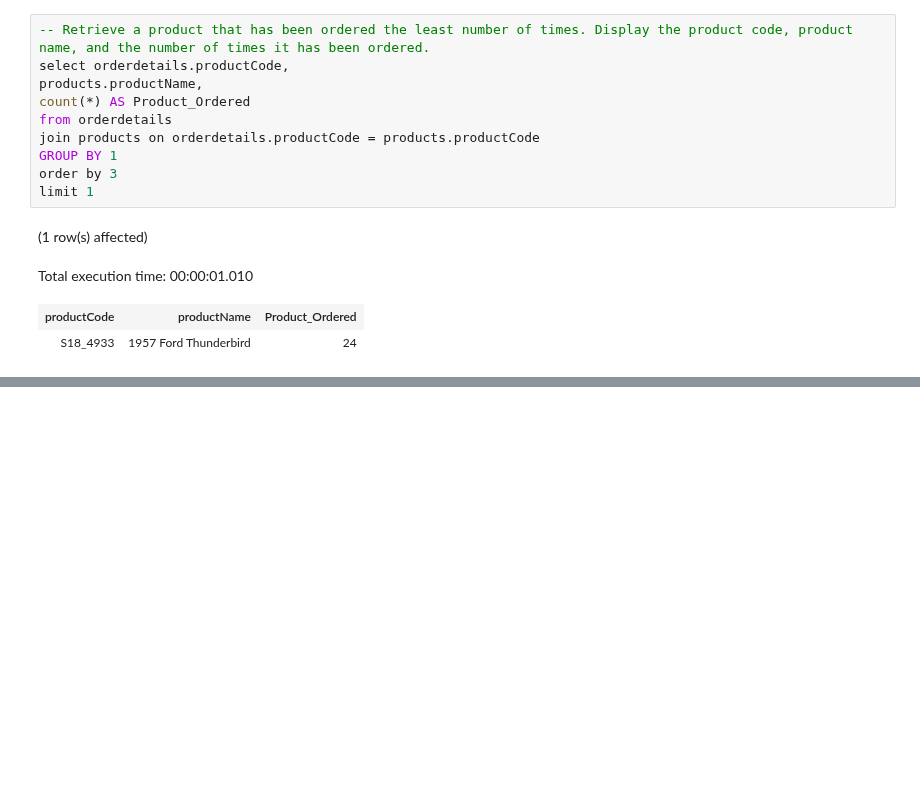
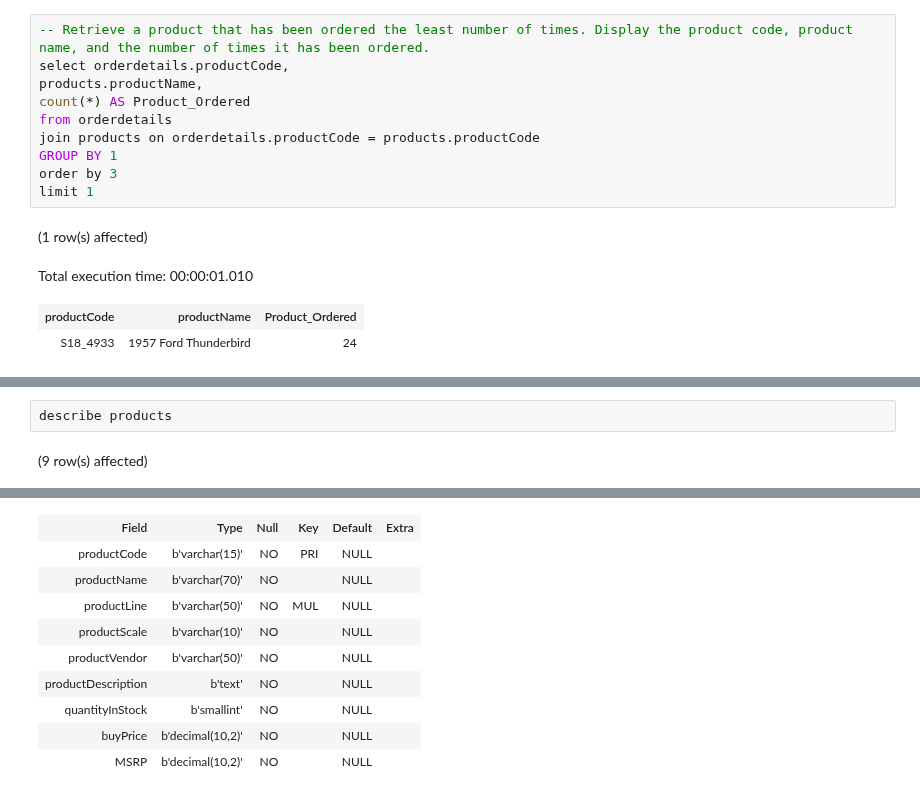
Before and after one commit to gupta-aayushkr/SQL-Queries, a Jupyter notebook: ClassicModels/queries.ipynb, the cells around one changed output, grey strips where cells are left out. Cells and saved outputs as stored; diff of their text form; blank space fills up the shorter version.

```diff
--- a/ClassicModels/queries.ipynb
+++ b/ClassicModels/queries.ipynb
@@ -72,0 +223,4 @@ Total execution time: 00:00:01.010
+# %%
+describe products
+# %% [output]
+(9 row(s) affected)
@@ -72,0 +228,10 @@ Total execution time: 00:00:01.010
+| Field | Type | Null | Key | Default | Extra |
+| productCode | b'varchar(15)' | NO | PRI | NULL |  |
+| productName | b'varchar(70)' | NO |  | NULL |  |
+| productLine | b'varchar(50)' | NO | MUL | NULL |  |
+| productScale | b'varchar(10)' | NO |  | NULL |  |
+| productVendor | b'varchar(50)' | NO |  | NULL |  |
+| productDescription | b'text' | NO |  | NULL |  |
+| quantityInStock | b'smallint' | NO |  | NULL |  |
+| buyPrice | b'decimal(10,2)' | NO |  | NULL |  |
+| MSRP | b'decimal(10,2)' | NO |  | NULL |  |
```
Also changed, not shown: parts of 20 cells of this notebook, 1 other file.
